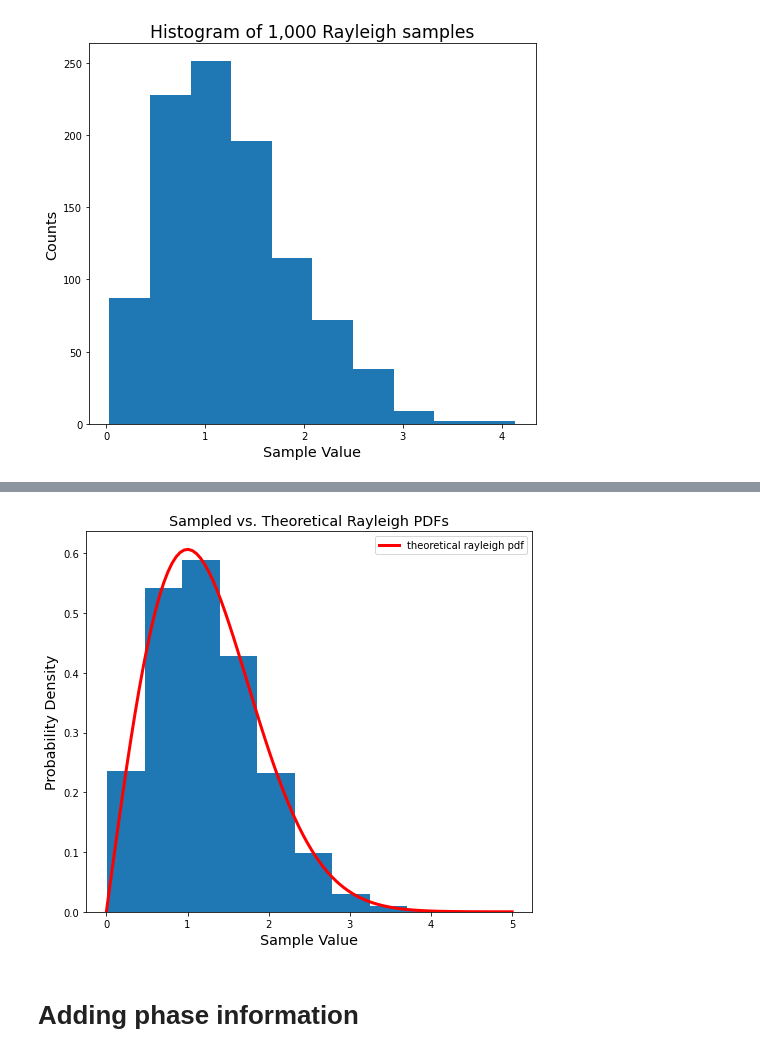
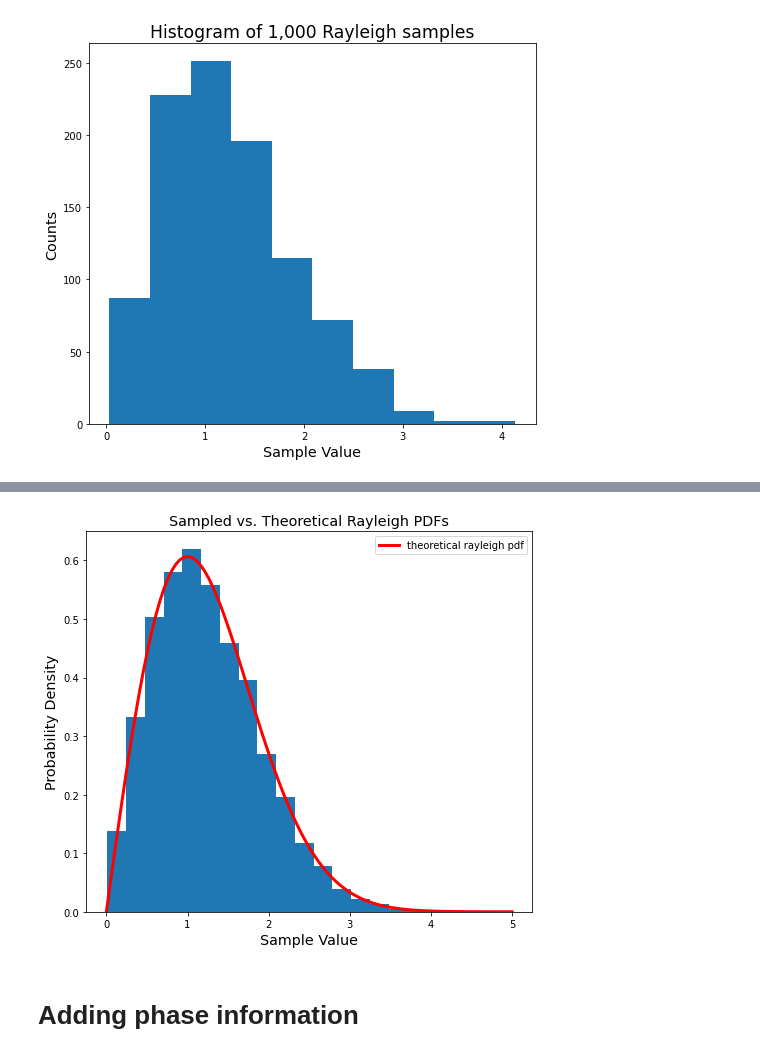
Before and after one commit to enzokro/clck10, a Jupyter notebook: _notebooks/2020-07-20-Rayliegh-initialization-for-complex-networks.ipynb, the cells around one changed output, grey strips where cells are left out. Saved outputs shown, nothing was run; the diff lists cells and outputs as text; code cells hidden in the pictures.

```diff
--- a/_notebooks/2020-02-20-Rayliegh-initialization-for-complex-networks.ipynb
+++ b/_notebooks/2020-07-20-Rayliegh-initialization-for-complex-networks.ipynb
@@ -155,14 +155,14 @@ Note that we pass `density=True` to the histogram function below to make it an a
 # %%
 # compare theoretical vs. sampled Rayleigh PDFs
 plt.figure(figsize=(8,7))
-plt.hist(many_ray_vals, density=True) # makes the histogram sum to one, to mimic pdf
+plt.hist(many_ray_vals, density=True, bins=20) # makes the histogram sum to one, to mimic pdf
 plt.plot(points, ray_pdf, c='r', label='theoretical rayleigh pdf', linewidth=3)
 plt.title('Sampled vs. Theoretical Rayleigh PDFs', fontsize='x-large')
 plt.xlabel('Sample Value', fontsize='x-large')
 plt.ylabel('Probability Density', fontsize='x-large')
 plt.legend();
 # %% [output]
-[figure, old version]
+[figure, new version]
 # %% [markdown]
 # Adding phase information
 # %% [markdown]
```
Also changed, not shown: parts of 22 cells of this notebook, 3 other files.
